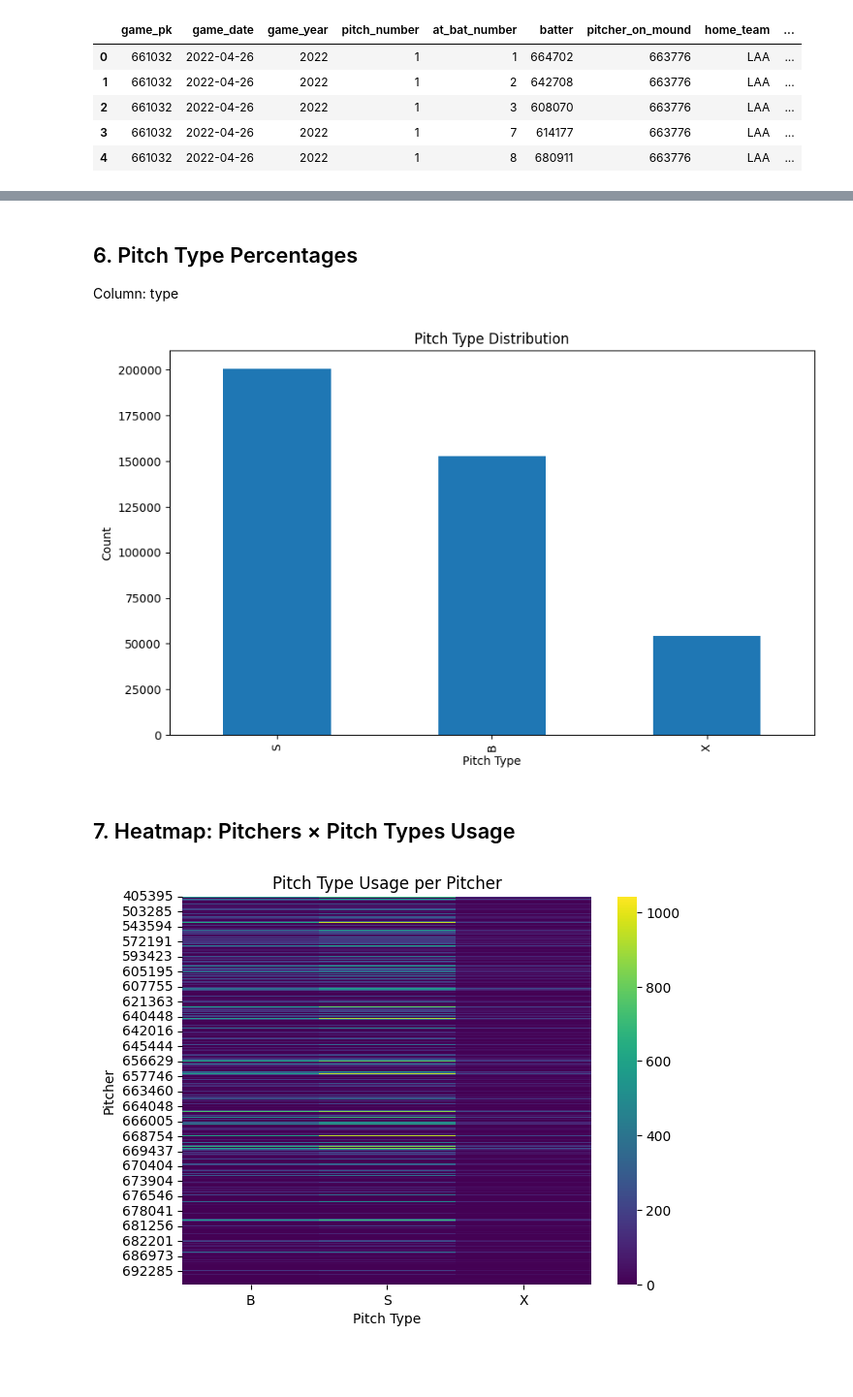
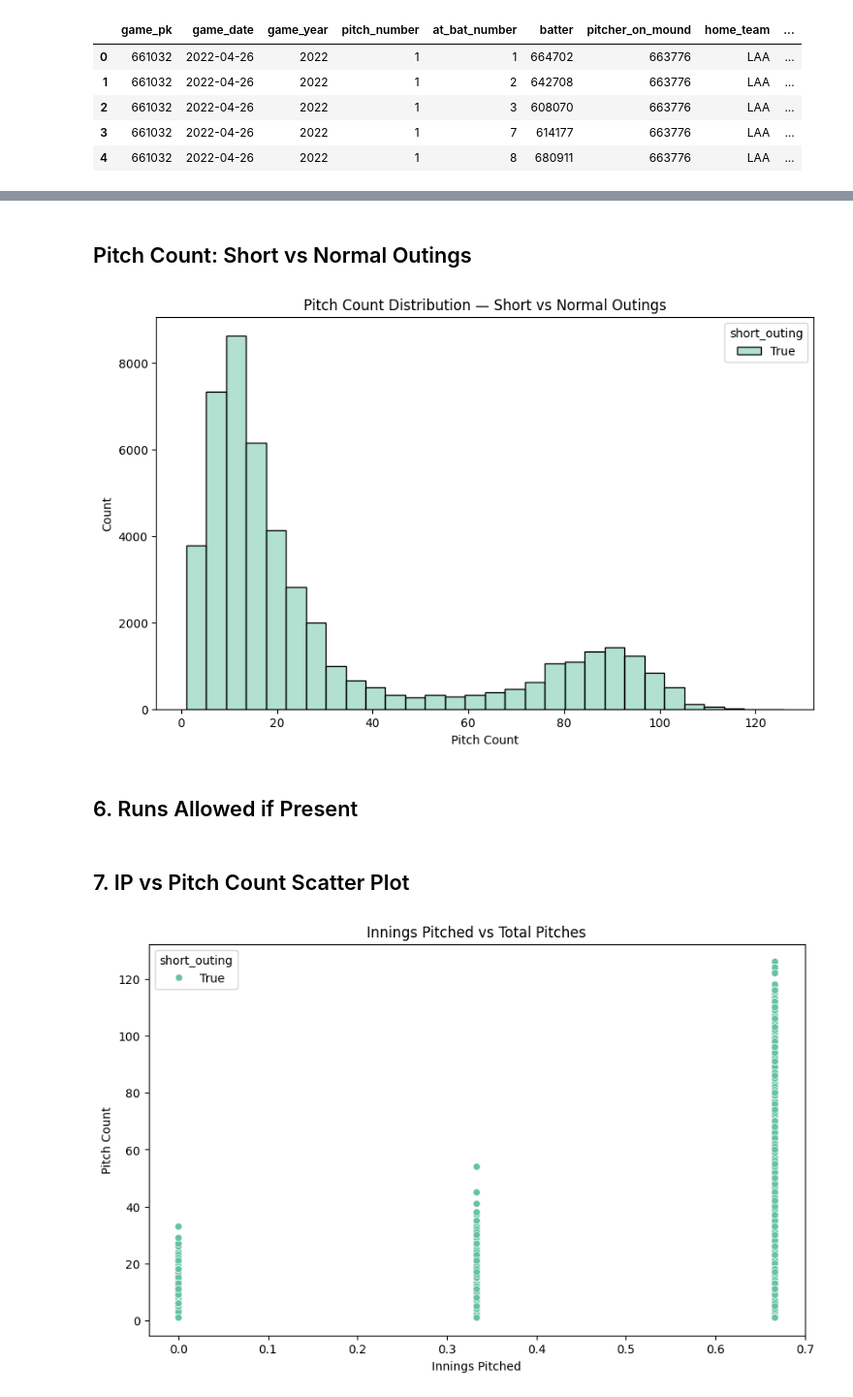
Before and after one commit to EthanBobrik/MLB-Bullpen-Strategy, a Jupyter notebook: notebooks/03_eda_sanity.ipynb, the cells around one changed output, grey strips where cells are left out. Shown: that part at 97% size. Drawn from its saved outputs; the diff is of its cells as text; code cells hidden in the pictures; blank space fills up the shorter version.

```diff
--- a/notebooks/03_eda_sanity.ipynb
+++ b/notebooks/03_eda_sanity.ipynb
@@ -136,32 +185,60 @@ plt.show()
 # %% [markdown]
-## 6. Pitch Type Percentages
-Column: type
+## Pitch Count: Short vs Normal Outings
 # %%
 plt.figure(figsize=(10,6))
-df[PITCH_TYPE_COL].value_counts().plot(kind="bar")
-plt.title("Pitch Type Distribution")
-plt.xlabel("Pitch Type")
+sns.histplot(
+    data=df_ip_pitch,
+    x="total_pitches",
+    hue="short_outing",
+    bins=30,
+    multiple="layer",
+    palette="Set2"
+)
+plt.title("Pitch Count Distribution — Short vs Normal Outings")
+plt.xlabel("Pitch Count")
 plt.ylabel("Count")
-
-plt.savefig(f"{viz_folder}/pitch_type_distribution.png", dpi=300)
+plt.savefig("viz/pitchcount_short_overlay.png", dpi=300)
 plt.show()
 # %% [output]
-[figure, old version]
+[figure, new version]
+# %% [markdown]
+## 6. Runs Allowed if Present
+# %%
+if "events_run_scored" in df.columns:
+    runs_allowed = (
+        df.groupby(group_keys)["events_run_scored"]
+          .sum()
+          .reset_index(name="runs_allowed")
+    )
+    df_ip_pitch = df_ip_pitch.merge(runs_allowed, on=group_keys, how="left")
+
+    plt.figure(figsize=(10,6))
+    sns.boxplot(
+        data=df_ip_pitch,
+        y="runs_allowed",
+        x="short_outing"
+    )
+    plt.title("Runs Allowed — Short Outings vs Normal")
+    plt.xlabel("Short Outing (<=3 IP)")
+    plt.ylabel("Runs Allowed")
+    plt.savefig("viz/runs_allowed_short_outings.png", dpi=300)
+    plt.show()
 # %% [markdown]
-## 7. Heatmap: Pitchers × Pitch Types Usage
+## 7. IP vs Pitch Count Scatter Plot
 # %%
-pivot = pd.crosstab(df["pitcher_on_mound"], df[PITCH_TYPE_COL])
-
-rows, cols = pivot.shape
-sns.heatmap(pivot, cmap="viridis")
-plt.tight_layout()
-
-plt.title("Pitch Type Usage per Pitcher")
-plt.xlabel("Pitch Type")
-plt.ylabel("Pitcher")
-
-plt.savefig(f"{viz_folder}/pitcher_pitchtype_heatmap.png", dpi=300)
+plt.figure(figsize=(10,6))
+sns.scatterplot(
+    data=df_ip_pitch,
+    x="innings_pitched",
+    y="total_pitches",
+    hue="short_outing",
+    palette="Set2"
+)
+plt.title("Innings Pitched vs Total Pitches")
+plt.xlabel("Innings Pitched")
+plt.ylabel("Pitch Count")
+plt.savefig("viz/ip_vs_pitchcount.png", dpi=300)
 plt.show()
 # %% [output]
-[figure, old version]
+[figure, new version]
 # %% [markdown]
```
Also changed, not shown: parts of 27 cells of this notebook, 9 other files.
